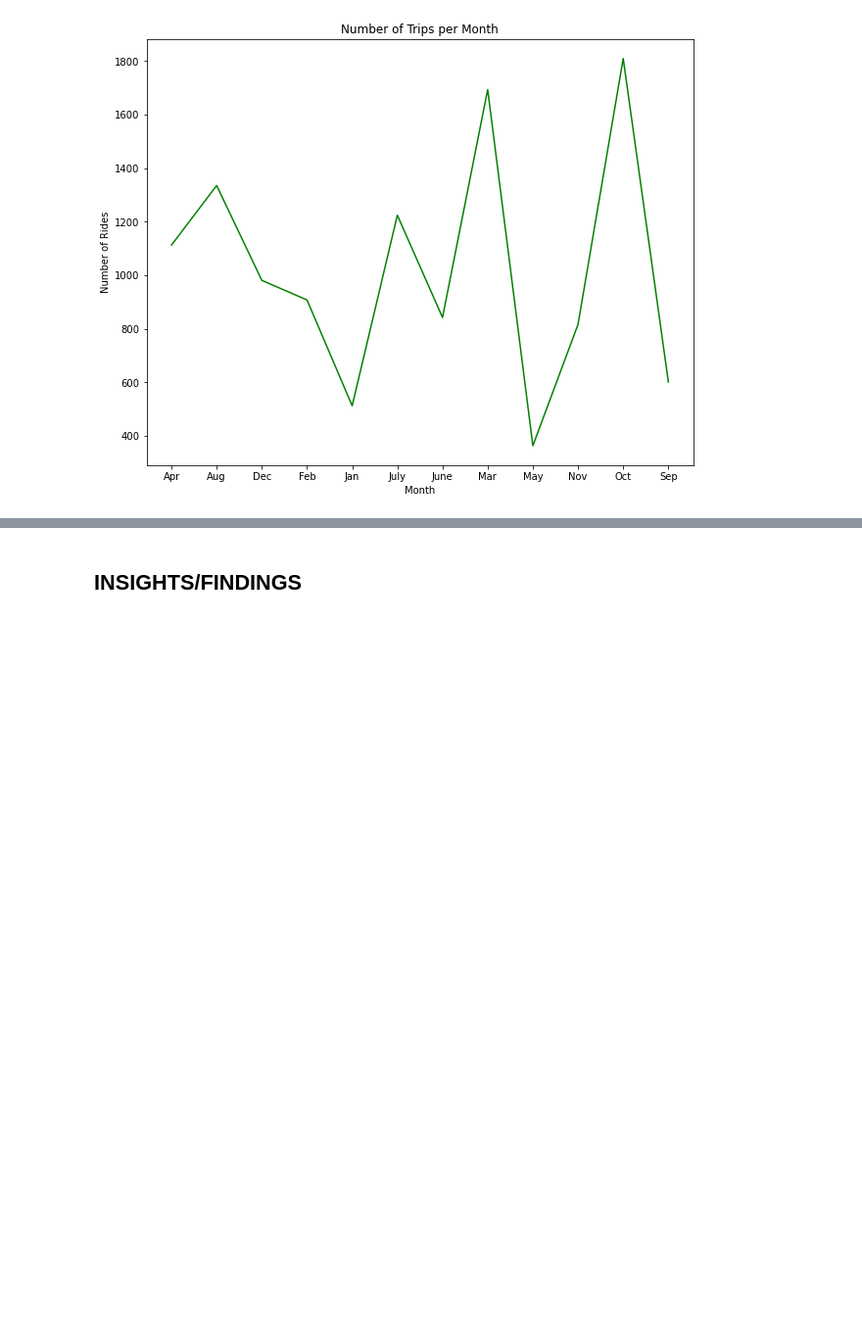
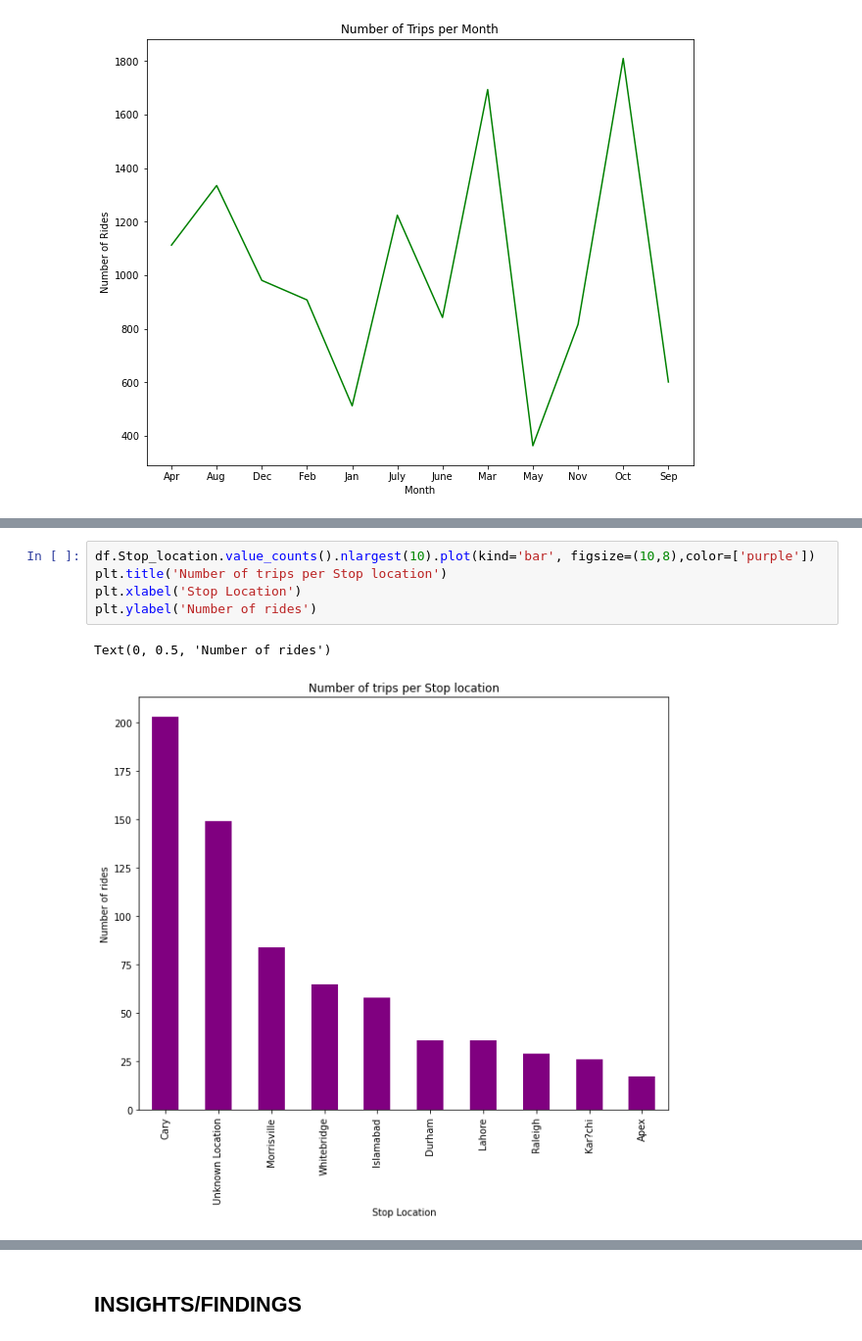
Before and after one commit to SandyCOG/EDA-on-Uber-rides, a Jupyter notebook: uber-rides-data-analysis.ipynb, the cells around one changed output, grey strips where cells are left out. Shown: that part at 98% size. Drawn from its saved outputs; the diff is of its cells as text; blank space fills up the shorter version.

```diff
--- a/uber-rides-data-analysis.ipynb
+++ b/uber-rides-data-analysis.ipynb
@@ -324,0 +381,8 @@ plt.plot(df.groupby(['Month'])['Miles'].sum(),'g')
+# %%
+df.Stop_location.value_counts().nlargest(10).plot(kind='bar', figsize=(10,8),color=['purple'])
+plt.title('Number of trips per Stop location')
+plt.xlabel('Stop Location')
+plt.ylabel('Number of rides')
+# %% [output]
+Text(0, 0.5, 'Number of rides')
+[figure, added]
```
Also changed, not shown: parts of 8 cells of this notebook.
